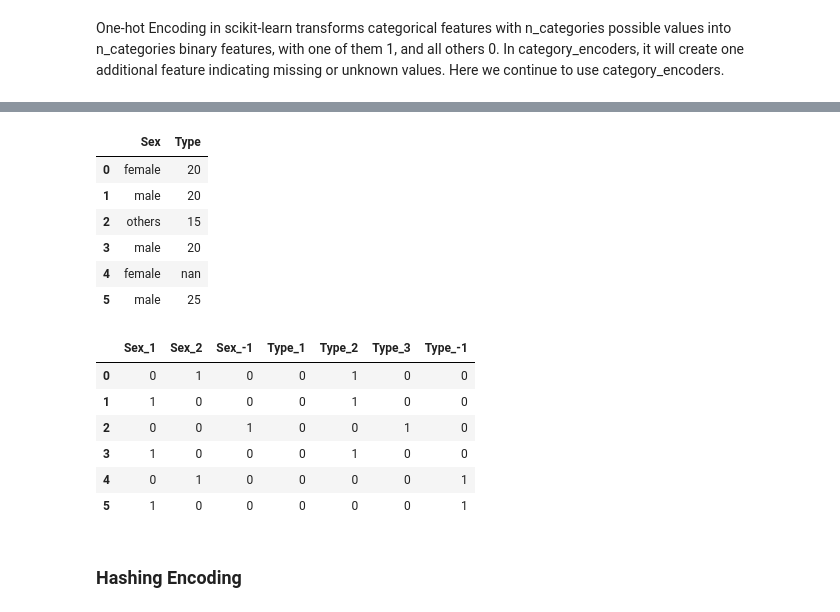
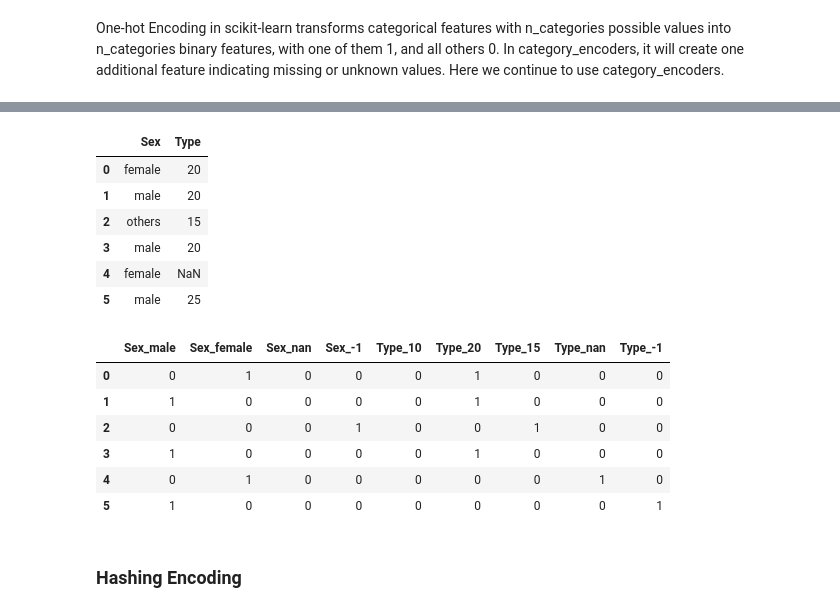
Before and after one commit to YC-Coder-Chen/feature-engineering-handbook, a Jupyter notebook: 1. Data Preprocessing.ipynb, the cells around one changed output, grey strips where cells are left out. Drawn from its saved outputs; the diff is of its cells as text; code cells hidden in the pictures.

Commit message:
Upload Notebook 1 v3.0 and also Chinese Version

```diff
--- a/1. Data Preprocessing.ipynb
+++ b/1. Data Preprocessing.ipynb
@@ -771,6 +841,7 @@ numeric_dataset
 # %% [markdown]
 One-hot Encoding in scikit-learn transforms categorical features with n_categories possible values into n_categories binary features, with one of them 1, and all others 0. In category_encoders, it will create one additional feature indicating missing or unknown values. Here we continue to use category_encoders.
 # %%
+import numpy as np
 import pandas as pd
 from category_encoders import OneHotEncoder
 # category_encoders package directly support dataframe
@@ -783,5 +854,6 @@ train_y = np.array([False, True, True, False, False])
 
 # create some test set, include unknown category & missing value
 test_set = pd.DataFrame(np.array([['female',20],['male', 20], ['others',15],
-                       ['male',20],['female', np.nan], ['male', 25]]),
+                       ['male',20],['female', 40], ['male', 25]]),
              columns = ['Sex','Type'])
+test_set.loc[4,'Type'] = np.nan
@@ -793,36 +874,45 @@ test_set # original test set
 | 1 | male | 20 |
 | 2 | others | 15 |
 | 3 | male | 20 |
-| 4 | female | nan |
+| 4 | female | NaN |
 | 5 | male | 25 |
 # %%
 encoder = OneHotEncoder(cols=['Sex', 'Type'],
-                        handle_unknown='indicator').fit(train_set,train_y) # fit on trainset
-numeric_dataset = encoder.transform(test_set) # transform the test set
-numeric_dataset
+                        handle_unknown='indicator',
+                        handle_missing='indicator',
+                        use_cat_names=True).fit(train_set,train_y) #fit on train set
+encoded_train = encoder.transform(train_set) # transform train set
+encoded_test = encoder.transform(test_set) # transform test set
+# set handle_unknown to ‘indicator’ => add a new column indicates unknown category value
+# set handle_missing to ‘indicator’ => add a new column indicates missing value
+# other handle_unknown/handle_missing option：
+# ‘error’：report error; ‘return_nan’：mark misssing/unknown as nan;
+# ‘value’：mark misssing/unknown as 0;
 
-# One-hot Encoding Encoding in this case:
+# take test set result as an example
+encoded_test
 
-# Feature Sex => 3 columns: 'male' => [1 ,0 ,0];
-#                           'female' => [0 ,1 ,0];
-#                           unknown & missing => [0 ,0 ,1];
+# take the test set result as an example:
+# In One-hot Encoding:
 
-# (it is also possible that testset have new labels)
-# in our example, 'other' type in Sex feature is unknown
-# since it never appears in train set
+# feature Sex => 4 new columns: 'male' => [1 ,0 ,0, 0];
+#                               'female' => [0 ,1 ,0, 0];
+#                                unknown =>  [0 ,0 ,0, 1];
+#                                missing => [0, 0, 1, 0];
 
-# Feature Type => 4 columns: 10 => [1, 0, 0, 0];
-#                            20 => [0, 1, 0, 0];,
-#                            15 => [0, 0, 1, 0];
-#                            unknown & missing => [0, 0, 0, 1];
+# feature Type => 5 new columns: 10 => [1, 0, 0, 0, 0];
+#                                20 => [0, 1, 0, 0, 0];,
+#                                15 => [0, 0, 1, 0, 0];
+#                                unknown => [0, 0, 0, 0, 1];
+#                                missing => [0, 0, 0, 1, 0];
 # %% [output]
-|  | Sex_1 | Sex_2 | Sex_-1 | Type_1 | Type_2 | Type_3 | Type_-1 |
-| 0 | 0 | 1 | 0 | 0 | 1 | 0 | 0 |
-| 1 | 1 | 0 | 0 | 0 | 1 | 0 | 0 |
-| 2 | 0 | 0 | 1 | 0 | 0 | 1 | 0 |
-| 3 | 1 | 0 | 0 | 0 | 1 | 0 | 0 |
-| 4 | 0 | 1 | 0 | 0 | 0 | 0 | 1 |
-| 5 | 1 | 0 | 0 | 0 | 0 | 0 | 1 |
+|  | Sex_male | Sex_female | Sex_nan | Sex_-1 | Type_10 | Type_20 | Type_15 | Type_nan | Type_-1 |
+| 0 | 0 | 1 | 0 | 0 | 0 | 1 | 0 | 0 | 0 |
+| 1 | 1 | 0 | 0 | 0 | 0 | 1 | 0 | 0 | 0 |
+| 2 | 0 | 0 | 0 | 1 | 0 | 0 | 1 | 0 | 0 |
+| 3 | 1 | 0 | 0 | 0 | 0 | 1 | 0 | 0 | 0 |
+| 4 | 0 | 1 | 0 | 0 | 0 | 0 | 0 | 1 | 0 |
+| 5 | 1 | 0 | 0 | 0 | 0 | 0 | 0 | 0 | 1 |
 # %% [markdown]
 ### Hashing Encoding
 # %% [markdown]
```
Also changed, not shown: parts of 100 cells of this notebook, 1 other file.
